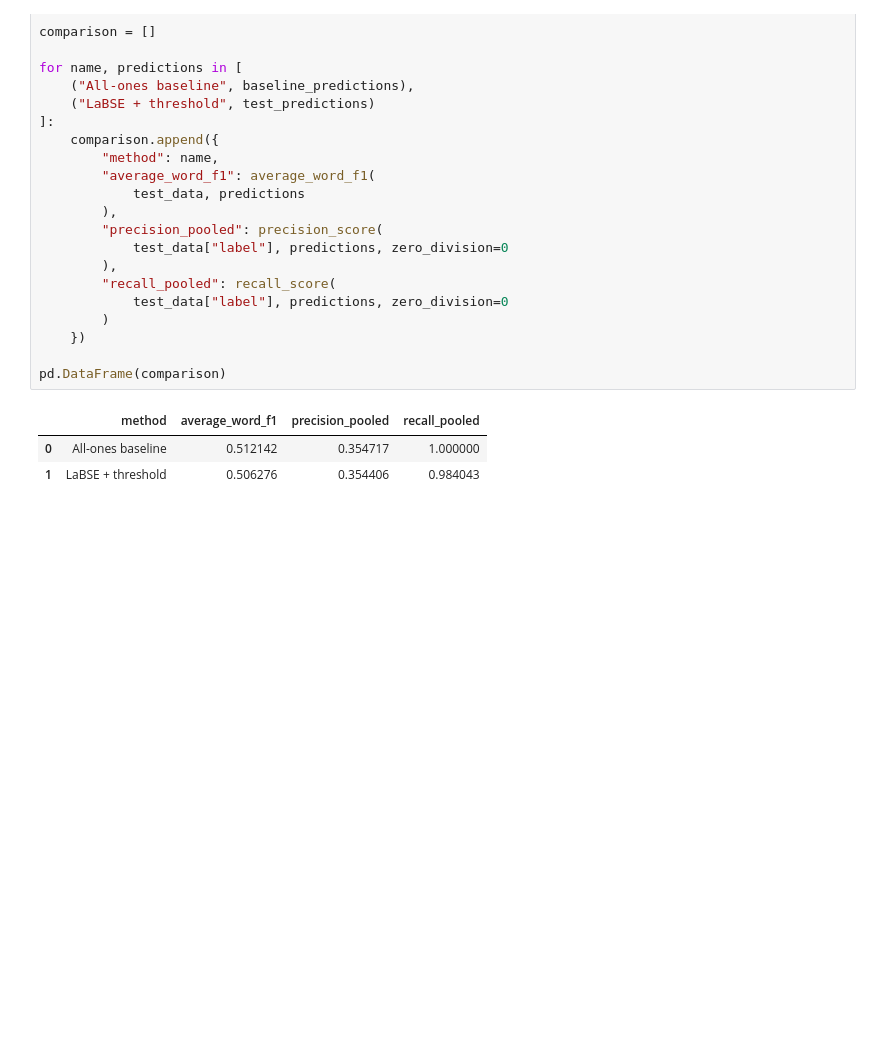
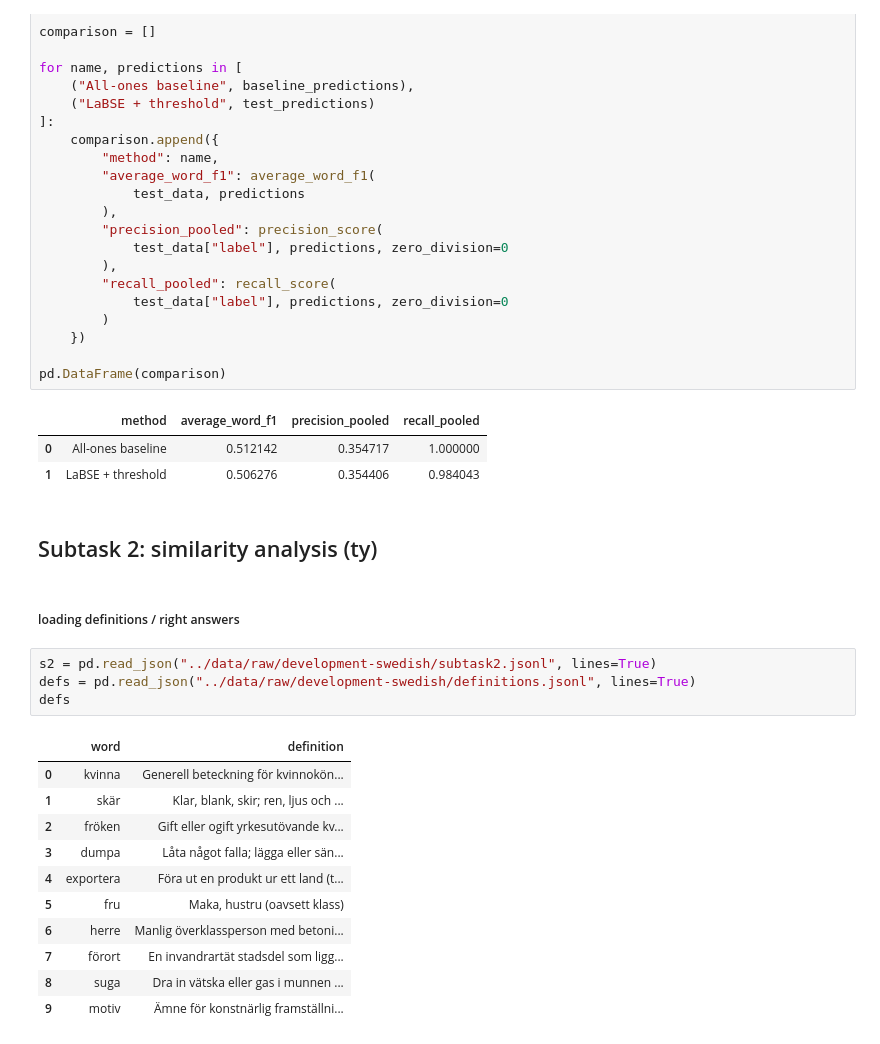
Before and after one commit to afridorian/semantic-change-over-time, a Jupyter notebook: src/swedish_subtask2.ipynb, the cells around one changed output. Drawn from its saved outputs; the diff is of its cells as text; blank space fills up the shorter version.

```diff
--- a/src/swedish_subtask2.ipynb
+++ b/src/swedish_subtask2.ipynb
@@ -267,3 +267,23 @@ pd.DataFrame(comparison)
 |  | method | average_word_f1 | precision_pooled | recall_pooled |
 | 0 | All-ones baseline | 0.512142 | 0.354717 | 1.000000 |
 | 1 | LaBSE + threshold | 0.506276 | 0.354406 | 0.984043 |
+# %% [markdown]
+## Subtask 2: similarity analysis (ty)
+# %% [markdown]
+##### loading definitions / right answers
+# %%
+s2 = pd.read_json("../data/raw/development-swedish/subtask2.jsonl", lines=True)
+defs = pd.read_json("../data/raw/development-swedish/definitions.jsonl", lines=True)
+defs
+# %% [output]
+|  | word | definition |
+| 0 | kvinna | Generell beteckning för kvinnokön... |
+| 1 | skär | Klar, blank, skir; ren, ljus och ... |
+| 2 | fröken | Gift eller ogift yrkesutövande kv... |
+| 3 | dumpa | Låta något falla; lägga eller sän... |
+| 4 | exportera | Föra ut en produkt ur ett land (t... |
+| 5 | fru | Maka, hustru (oavsett klass) |
+| 6 | herre | Manlig överklassperson med betoni... |
+| 7 | förort | En invandrartät stadsdel som ligg... |
+| 8 | suga | Dra in vätska eller gas i munnen ... |
+| 9 | motiv | Ämne för konstnärlig fram­ställni... |
```
Also changed, not shown: parts of 7 cells of this notebook.
